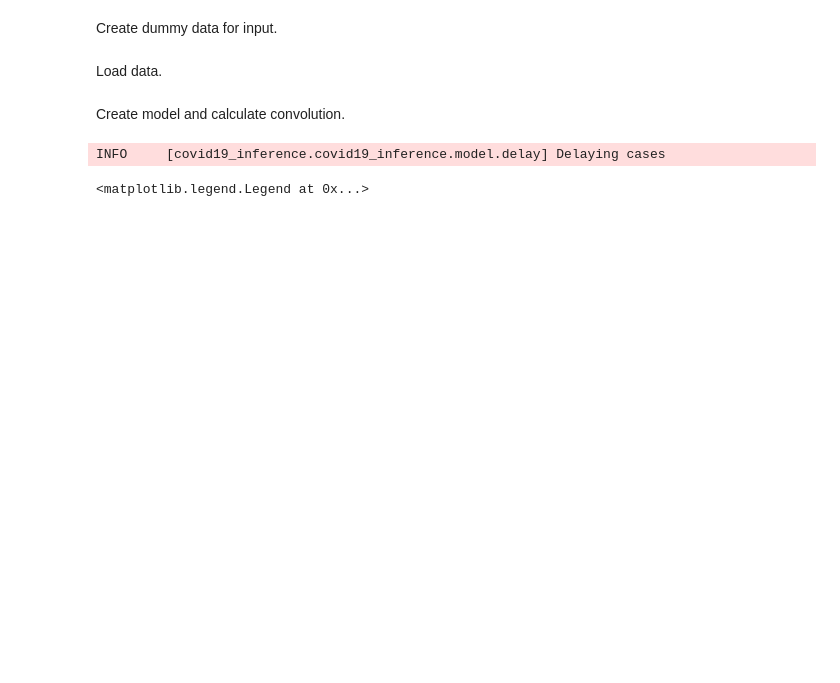
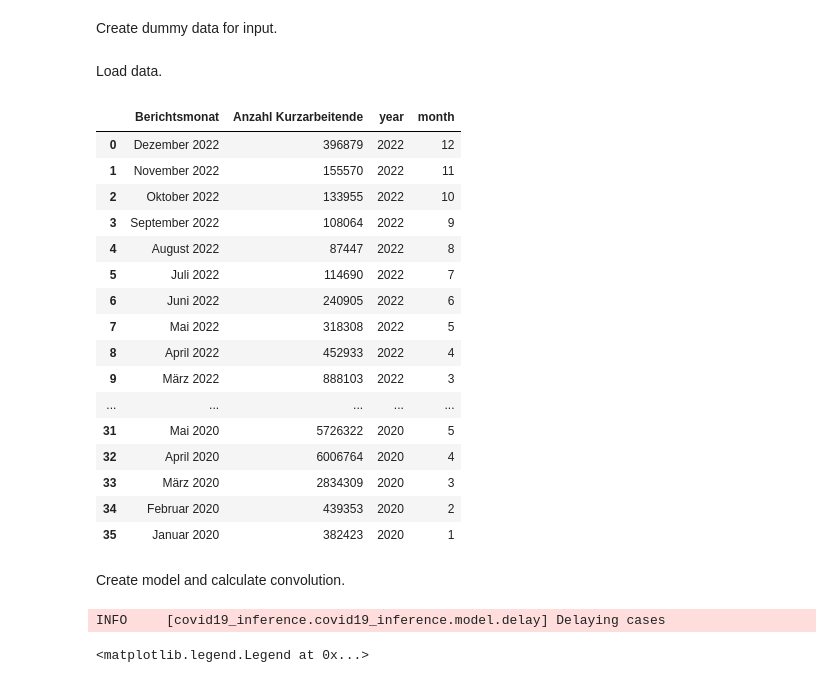
Before and after one commit to Priesemann-Group/mobility_inference, a Jupyter notebook: convolution.ipynb, the cells around one changed output. Saved outputs shown, nothing was run; the diff lists cells and outputs as text; code cells hidden in the pictures; blank space fills up the shorter version.

```diff
--- a/convolution.ipynb
+++ b/convolution.ipynb
@@ -57,4 +63,24 @@ input_data = R_data
 data_length = len(input_data)
+# %%
+kurzarbeit_df
+# %% [output]
+|  | Berichtsmonat | Anzahl Kurzarbeitende | year | month |
+| 0 | Dezember 2022 | 396879 | 2022 | 12 |
+| 1 | November 2022 | 155570 | 2022 | 11 |
+| 2 | Oktober 2022 | 133955 | 2022 | 10 |
+| 3 | September 2022 | 108064 | 2022 | 9 |
+| 4 | August 2022 | 87447 | 2022 | 8 |
+| 5 | Juli 2022 | 114690 | 2022 | 7 |
+| 6 | Juni 2022 | 240905 | 2022 | 6 |
+| 7 | Mai 2022 | 318308 | 2022 | 5 |
+| 8 | April 2022 | 452933 | 2022 | 4 |
+| 9 | März 2022 | 888103 | 2022 | 3 |
+| ... | ... | ... | ... | ... |
+| 31 | Mai 2020 | 5726322 | 2020 | 5 |
+| 32 | April 2020 | 6006764 | 2020 | 4 |
+| 33 | März 2020 | 2834309 | 2020 | 3 |
+| 34 | Februar 2020 | 439353 | 2020 | 2 |
+| 35 | Januar 2020 | 382423 | 2020 | 1 |
 # %% [markdown]
 Create model and calculate convolution.
 # %%
```
Also changed, not shown: parts of 7 cells of this notebook, 18 other files.
